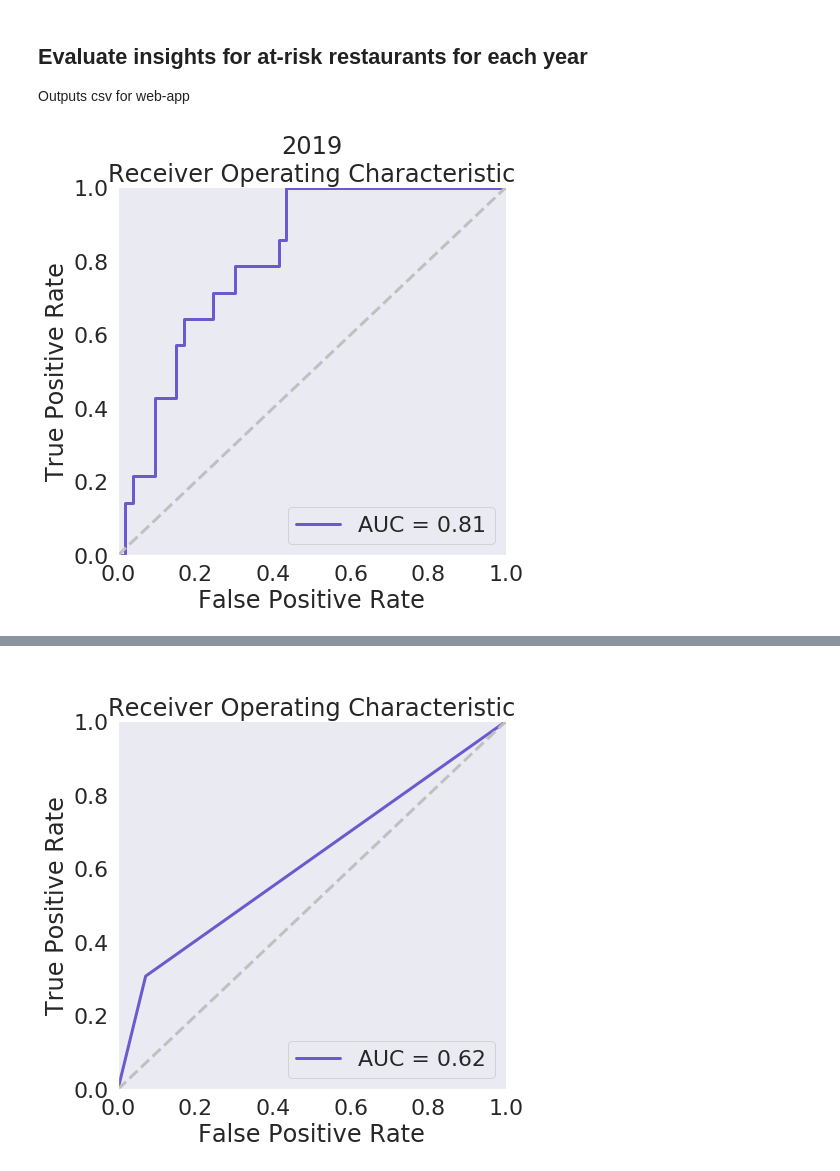
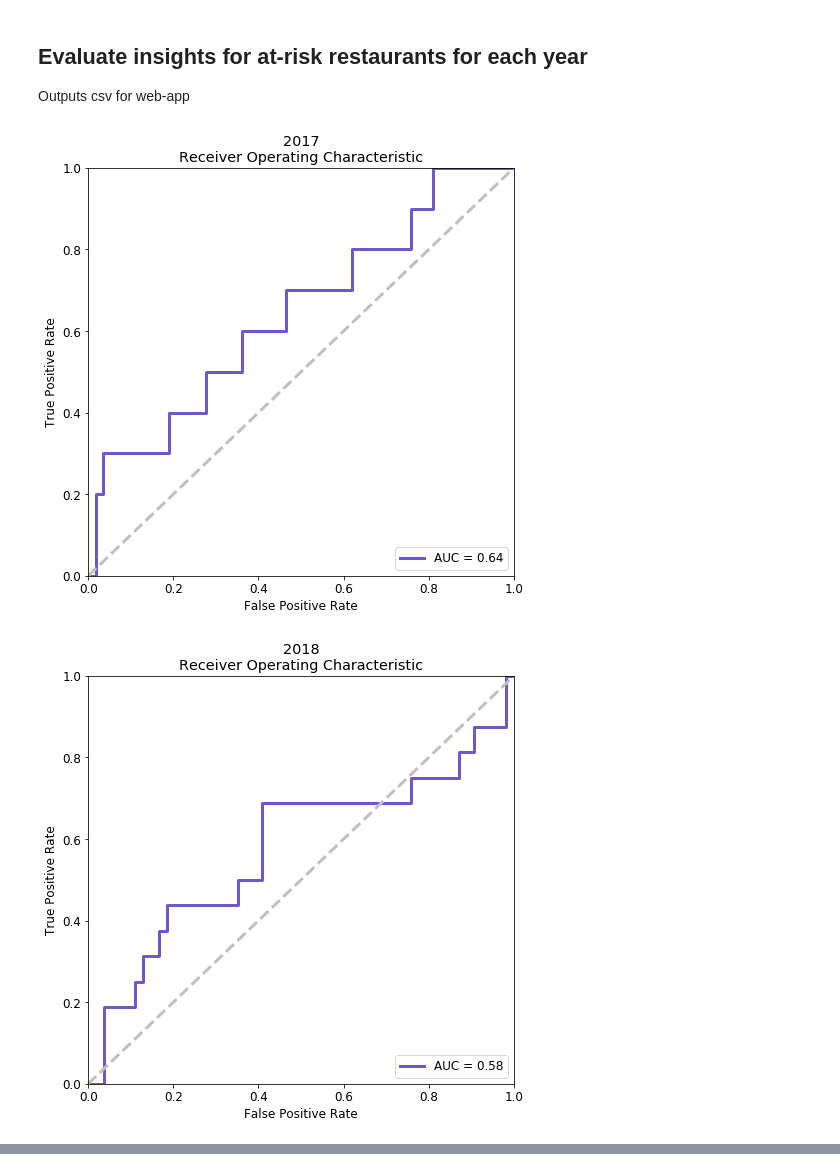
Before and after one commit to ysheynin/Michelin_Survivor_NYC, a Jupyter notebook: Michelin Survival Analysis.ipynb, the cells around one changed output, grey strips where cells are left out. Drawn from its saved outputs; the diff is of its cells as text; code cells hidden in the pictures.

```diff
--- a/Michelin Survival Analysis.ipynb
+++ b/Michelin Survival Analysis.ipynb
@@ -448,2 +140,0 @@ def plot_roc(probs, holdout, title = ''):
-# %%
-yelp_data = get_review_topic_weights()
@@ -449,0 +556,27 @@ yelp_data = get_review_topic_weights()
+# %%
+def get_train_and_holdout(predict_year, michelin_data, yelp_data):
+
+    #-----------------------------------------------------------
+    # combines all data from years before predict_year
+    # summarizes into train['x'], holdout['x'] ---> FEATURES
+    # train['y'], holdout['y'] ----> targets
+    #-----------------------------------------------------------
+    train                      = {'X' : pd.DataFrame(), 'y': pd.Series()}
+    holdout                    = dict()
+
+    predict_year_dict          = get_subset_dict(predict_year, michelin_data, yelp_data)
+    holdout['X'], holdout['y'] = get_features_and_predicted(predict_year_dict, predict_year)
+
+
+    for year in range(2008, predict_year):
+        if year == 2011:
+            continue
+        year_dict                        = dict()
+        year_dict                        =  get_subset_dict(year, michelin_data, yelp_data)#.drop('food_quality'4))
+        year_dict['X'], year_dict['y']   = get_features_and_predicted(year_dict, year)
+        train['X']                       =  pd.concat([train['X'], year_dict['X']], axis = 0)
+        train['y']                       =  pd.concat([train['y'], year_dict['y']], axis = 0)
+    return train, holdout
+
+train, holdout = get_train_and_holdout(predict_year, michelin_data, yelp_data)
+train['X'].head()
@@ -520,7 +979,7 @@ clf = run_model(resampled_train, holdout,  clf = clf, cols = selected_cols)
 ## Explore just rating data
 # %%
 my_cols = list()
-topics = ['food_quality', 'wait time', 'service', 'value', 'menu']
+topics = ['wait time', 'service', 'value', 'menu']
 for each in train['X'].columns:
     for topic in topics:
         if topic in each:
@@ -535,7 +994,7 @@ resampled_train = {'X' : pd.DataFrame(), 'y': pd.Series()}
 resampled_train['X'], resampled_train['y'] = make_resampled(no_text['X'],no_text['y'])
 
 clf = LogisticRegression(C = .05)
-clf = run_model(resampled_train, holdout, cols = resampled_train['X'].columns,  clf = clf, title ='No text')
+clf = run_model(resampled_train, holdout, cols = resampled_train['X'].columns,  title ='No text')
 coefs_abs = pd.Series(clf.coef_[0], index = resampled_train['X'].columns).sort_values(ascending = True)
 coefs_abs.plot.barh(figsize = (20,20))
 plt.savefig('rating_importance.png', transparent = True, dpi = 300)
@@ -554,8 +1048,8 @@ run_model(text, holdout, cols = text['X'].columns)
 resampled_train = {'X' : pd.DataFrame(), 'y': pd.Series()}
 resampled_train['X'], resampled_train['y'] = make_resampled(text['X'],text['y'])
 
-clf = LogisticRegression(C = .05)
-clf = run_model(resampled_train, holdout, cols = resampled_train['X'].columns,  clf = clf, title = 'Only text')
+clf = LogisticRegression(C = .01)
+clf = run_model(resampled_train, holdout, cols = resampled_train['X'].columns,   title = 'Only text')
 coefs_abs = pd.Series(clf.coef_[0], index = resampled_train['X'].columns).sort_values(ascending = True)
 coefs_abs.plot.barh(figsize = (20,20))
 plt.savefig('text_importance.png', transparent = True, dpi = 300)
@@ -569,9 +1098,9 @@ print('Cross validation score: {}'.format(score))
 Outputs csv for web-app
 # %%
 from sklearn.preprocessing import minmax_scale
-predict_years   = [2019]
+predict_years   = [2017,2018,2019, 2020]
 
-def produce_results(predict_year, michelin_data, yelp_data, thresh = .5):
+def produce_results(predict_year, michelin_data, yelp_data, thresh = .4):
     train, holdout = get_train_and_holdout(predict_year, michelin_data, yelp_data)
     df = holdout['X'].copy()
     resampled_train = {'X' : pd.DataFrame(), 'y': pd.Series()}
@@ -585,33 +1114,34 @@ def produce_results(predict_year, michelin_data, yelp_data, thresh = .5):
     thresh_probs = probs
 #     thresh_probs[thresh_probs < thresh] = 0
     if predict_year != 2020:
         plot_roc(thresh_probs, holdout['y'], title = str(predict_year))
 
     at_risk = thresh_probs
     at_risk[at_risk > thresh] = 1
     at_risk[at_risk < thresh] = 0
 
-    probs_pct = minmax_scale(probs, feature_range = (0, .99))
+    probs_pct = minmax_scale(probs, feature_range = (.01, .99))
     probs_pct = pd.Series(probs_pct, index = holdout['X'].index)
 
 
     like             = 1 - minmax_scale(clf.predict_proba(holdout['X'])[:,1], feature_range=(0,1) )
     df['security']   = like
     like[like>.5]    = 0
     like[like!=0]    = 1
 
-    df['at_risk']    = like
+    df['at_risk']    = like.astype(int)
     df['actual']     = holdout['y']
 
 
     return df
 
 data_dict = dict()
 for predict_year in predict_years:
     data_dict[predict_year] = produce_results(predict_year, michelin_data, yelp_data)
     data_dict[predict_year].to_csv('michelin_{}_model_data.csv'.format(str(predict_year)))
 
 
 # main_points = ['total_median', 'total_slope','div4_food_quality', 'div4_menu',  'div4_service', 'div4_value']
 # %% [output]
-[figure, old version]
+[figure, new version]
+[figure, added]
@@ -618,4 +1148,0 @@ for predict_year in predict_years:
-# %%
-plot_roc( data_dict[2019].actual, data_dict[2019].at_risk)
-# %% [output]
-[figure, removed]
```
Also changed, not shown: parts of 43 cells of this notebook, 24 other files.
